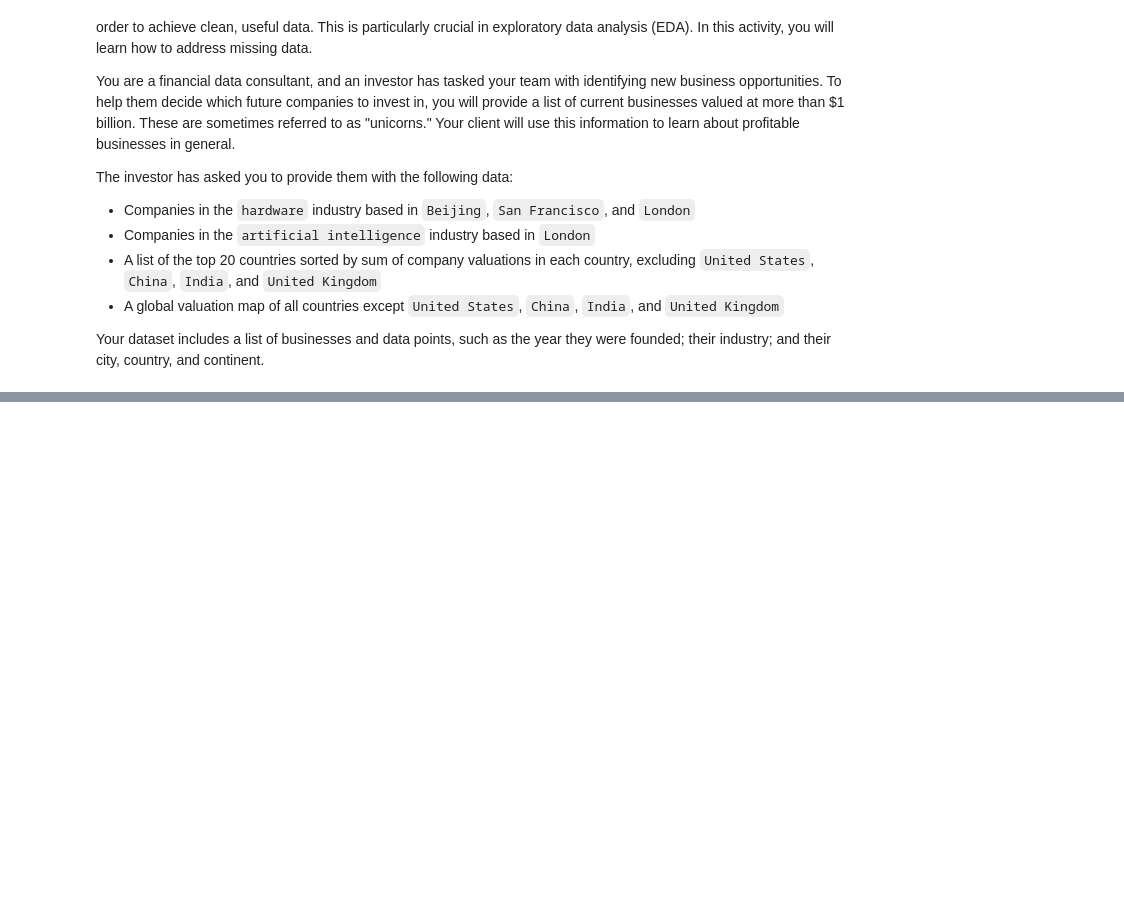
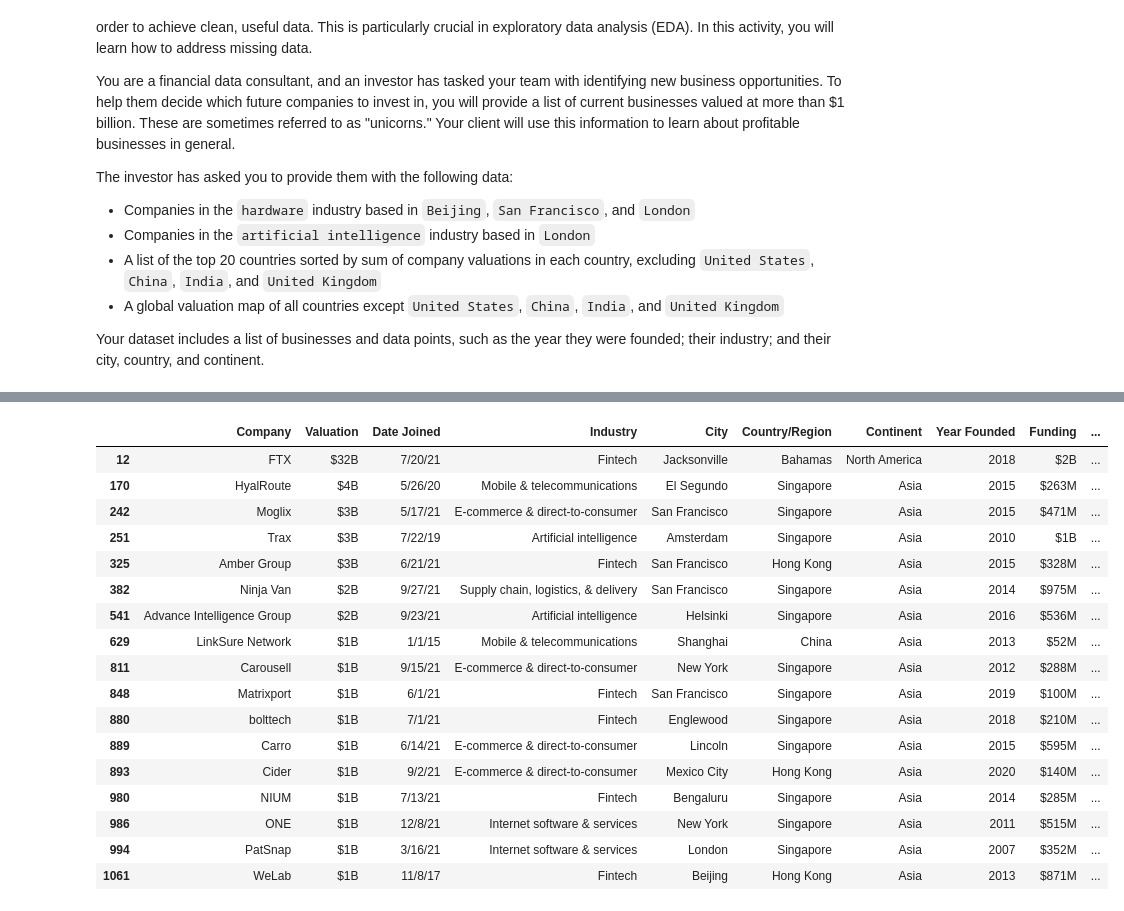
Before and after one commit to gilbertosg/data-science-ML, a Jupyter notebook: 3-Translate-Data-Into-Insights/3-EDA-Cleaning_Joining.ipynb, the cells around one changed output, grey strips where cells are left out. Saved outputs shown, nothing was run; the diff lists cells and outputs as text; code cells hidden in the pictures; blank space fills up the shorter version.

```diff
--- a/3-Translate-Data-Into-Insights/3-EDA-Cleaning_Joining.ipynb
+++ b/3-Translate-Data-Into-Insights/3-EDA-Cleaning_Joining.ipynb
@@ -232,0 +292,4 @@ df_companies = pd.read_csv('datasets/Unicorn_Companies_Missing.csv')
+# %%
+# 1. Apply the `isna()` method to the `df_companies` dataframe and assign back to `mask`
+mask = df_companies.isna()
+mask.tail()
@@ -232,0 +329,4 @@ df_companies = pd.read_csv('datasets/Unicorn_Companies_Missing.csv')
+# %%
+# 2. Apply the `any()` method to `mask` and assign the results back to `mask`
+mask = mask.any(axis=1)
+mask.head()
@@ -232,0 +335,4 @@ df_companies = pd.read_csv('datasets/Unicorn_Companies_Missing.csv')
+# %%
+# 3. Apply `mask` as a Boolean mask to `df_companies` and assign results to `df_missing_rows`
+df_missing_rows = df_companies[mask]
+df_missing_rows
@@ -232,0 +425,25 @@ df_companies = pd.read_csv('datasets/Unicorn_Companies_Missing.csv')
+# %%
+# 1. Fill missing values using the 'fillna()' method, back-filling
+df_companies_backfill = df_companies.fillna(method='backfill')
+
+# 2. Show the rows that previously had missing values
+df_companies_backfill.iloc[df_missing_rows.index, :]
+# %% [output]
+|  | Company | Valuation | Date Joined | Industry | City | Country/Region | Continent | Year Founded | Funding | ... |
+| 12 | FTX | $32B | 7/20/21 | Fintech | Jacksonville | Bahamas | North America | 2018 | $2B | ... |
+| 170 | HyalRoute | $4B | 5/26/20 | Mobile & telecommunications | El Segundo | Singapore | Asia | 2015 | $263M | ... |
+| 242 | Moglix | $3B | 5/17/21 | E-commerce & direct-to-consumer | San Francisco | Singapore | Asia | 2015 | $471M | ... |
+| 251 | Trax | $3B | 7/22/19 | Artificial intelligence | Amsterdam | Singapore | Asia | 2010 | $1B | ... |
+| 325 | Amber Group | $3B | 6/21/21 | Fintech | San Francisco | Hong Kong | Asia | 2015 | $328M | ... |
+| 382 | Ninja Van | $2B | 9/27/21 | Supply chain, logistics, & delivery | San Francisco | Singapore | Asia | 2014 | $975M | ... |
+| 541 | Advance Intelligence Group | $2B | 9/23/21 | Artificial intelligence | Helsinki | Singapore | Asia | 2016 | $536M | ... |
+| 629 | LinkSure Network | $1B | 1/1/15 | Mobile & telecommunications | Shanghai | China | Asia | 2013 | $52M | ... |
+| 811 | Carousell | $1B | 9/15/21 | E-commerce & direct-to-consumer | New York | Singapore | Asia | 2012 | $288M | ... |
+| 848 | Matrixport | $1B | 6/1/21 | Fintech | San Francisco | Singapore | Asia | 2019 | $100M | ... |
+| 880 | bolttech | $1B | 7/1/21 | Fintech | Englewood | Singapore | Asia | 2018 | $210M | ... |
+| 889 | Carro | $1B | 6/14/21 | E-commerce & direct-to-consumer | Lincoln | Singapore | Asia | 2015 | $595M | ... |
+| 893 | Cider | $1B | 9/2/21 | E-commerce & direct-to-consumer | Mexico City | Hong Kong | Asia | 2020 | $140M | ... |
+| 980 | NIUM | $1B | 7/13/21 | Fintech | Bengaluru | Singapore | Asia | 2014 | $285M | ... |
+| 986 | ONE | $1B | 12/8/21 | Internet software & services | New York | Singapore | Asia | 2011 | $515M | ... |
+| 994 | PatSnap | $1B | 3/16/21 | Internet software & services | London | Singapore | Asia | 2007 | $352M | ... |
+| 1061 | WeLab | $1B | 11/8/17 | Fintech | Beijing | Hong Kong | Asia | 2013 | $871M | ... |
```
Also changed, not shown: parts of 53 cells of this notebook, 2 other files.
